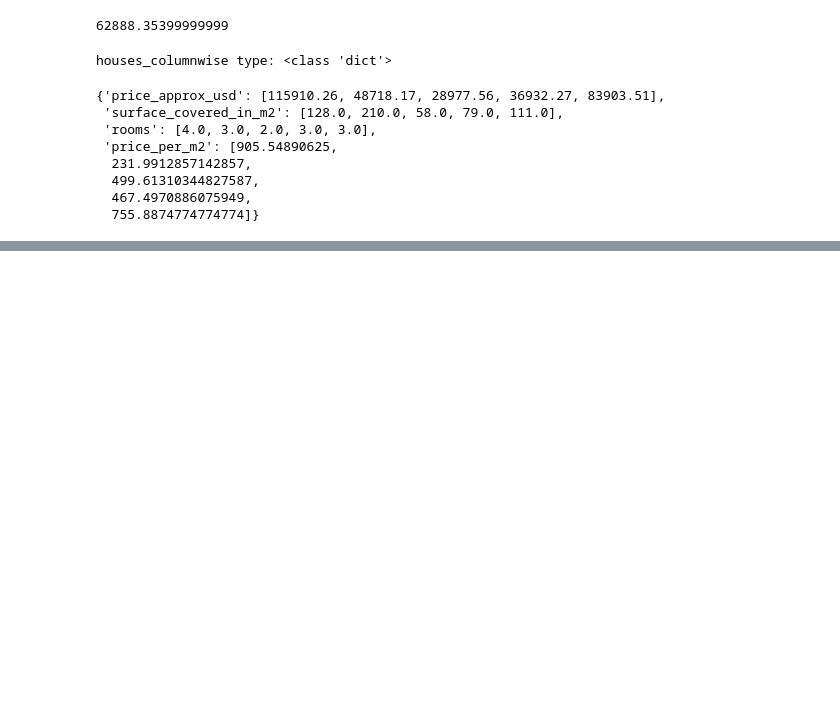
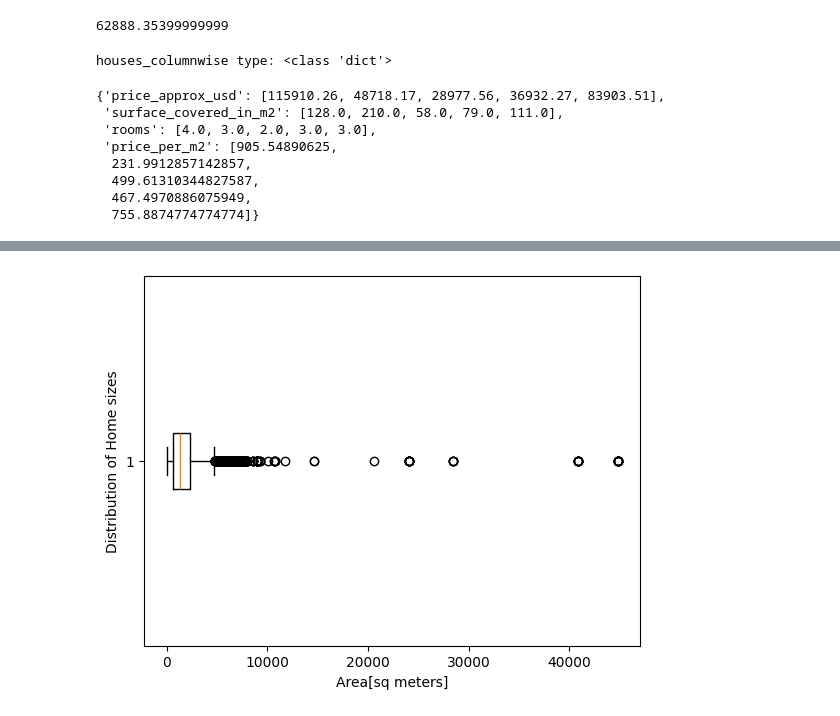
Before and after one commit to kassidy10/Developer, a Jupyter notebook: housing project/mexico.ipynb, the cells around one changed output, grey strips where cells are left out. Drawn from its saved outputs; the diff is of its cells as text; code cells hidden in the pictures; blank space fills up the shorter version.

```diff
--- a/housing project/mexico.ipynb
+++ b/housing project/mexico.ipynb
@@ -279,0 +806,6 @@ houses_columnwise type: <class 'dict'>
+# %%
+plt.boxplot(data['price_usd_per_m2'], vert = False)
+plt.xlabel("Area[sq meters]")
+plt.ylabel('Distribution of Home sizes');
+# %% [output]
+[figure, added]
```
Also changed, not shown: parts of 57 cells of this notebook, 38 other files.
